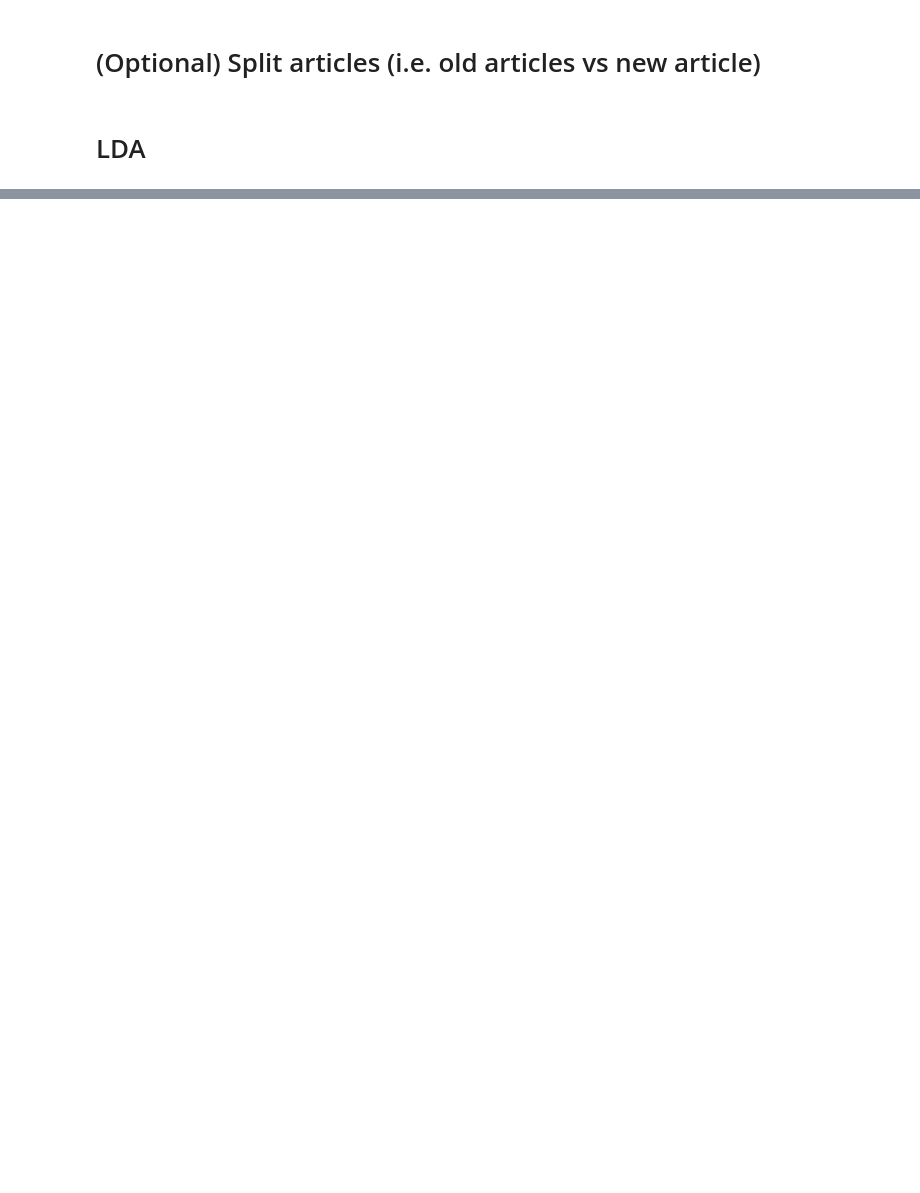
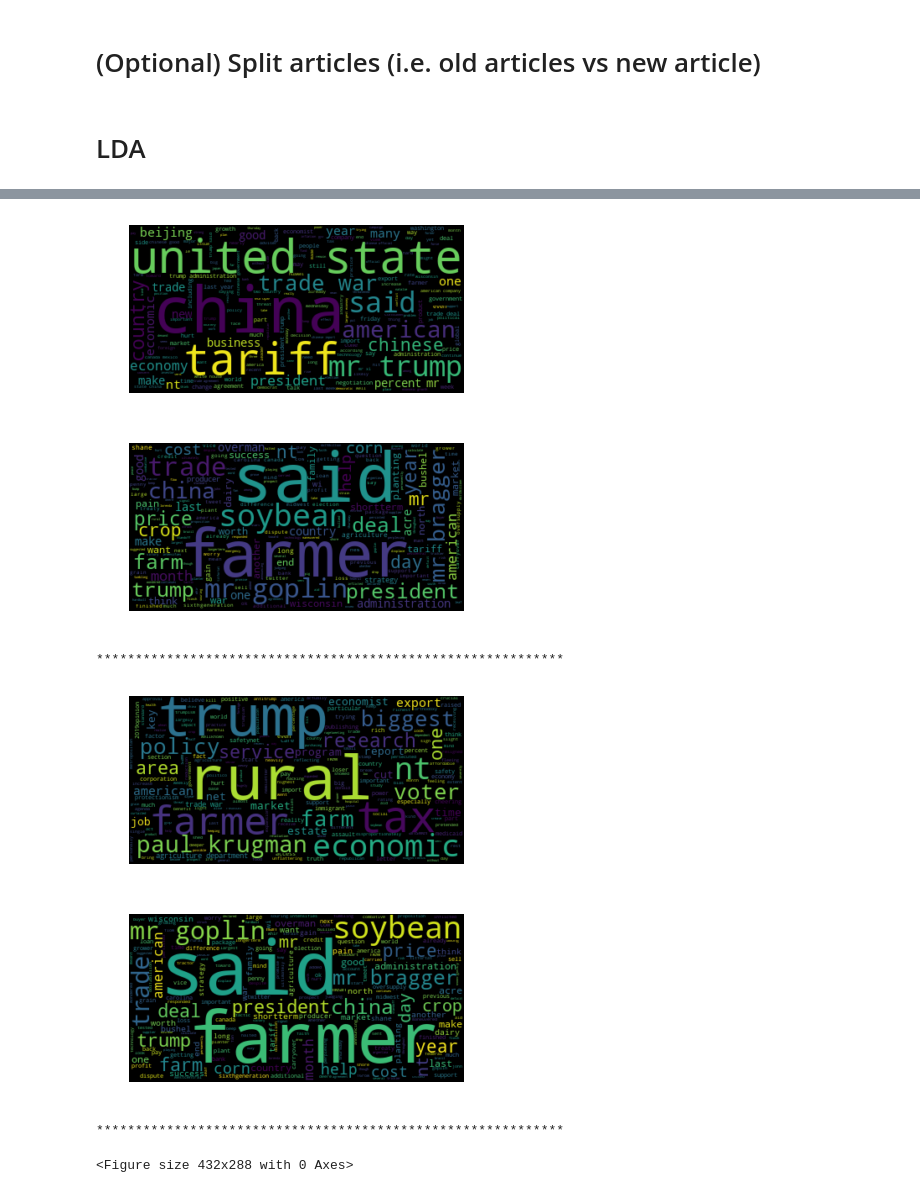
Before and after one commit to adisriv/NewContentAnalyzer, a Jupyter notebook: Master_file2.ipynb, the cells around one changed output, grey strips where cells are left out. Cells and saved outputs as stored; diff of their text form; code cells hidden in the pictures; blank space fills up the shorter version.

```diff
--- a/Master_file2.ipynb
+++ b/Master_file2.ipynb
@@ -219,0 +362,10 @@ nca.pyldavis()
+# %%
+nca.word_cloud()
+# %% [output]
+[figure, added]
+[figure, added]
+************************************************************
+[figure, added]
+[figure, added]
+************************************************************
+<Figure size 432x288 with 0 Axes>
```
Also changed, not shown: parts of 8 cells of this notebook, 1 other file.
